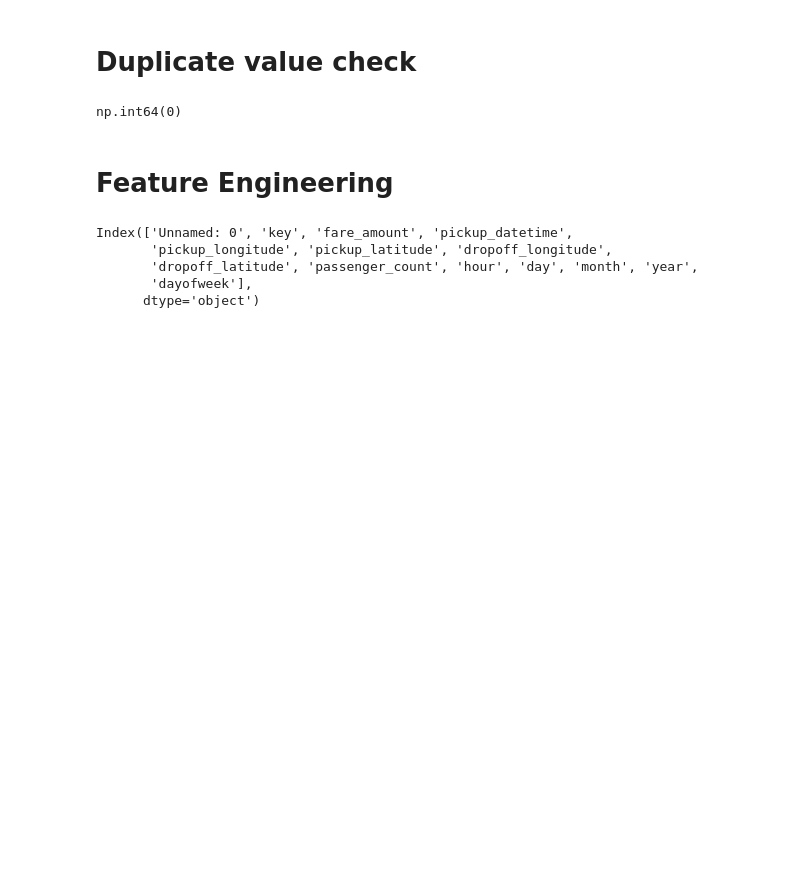
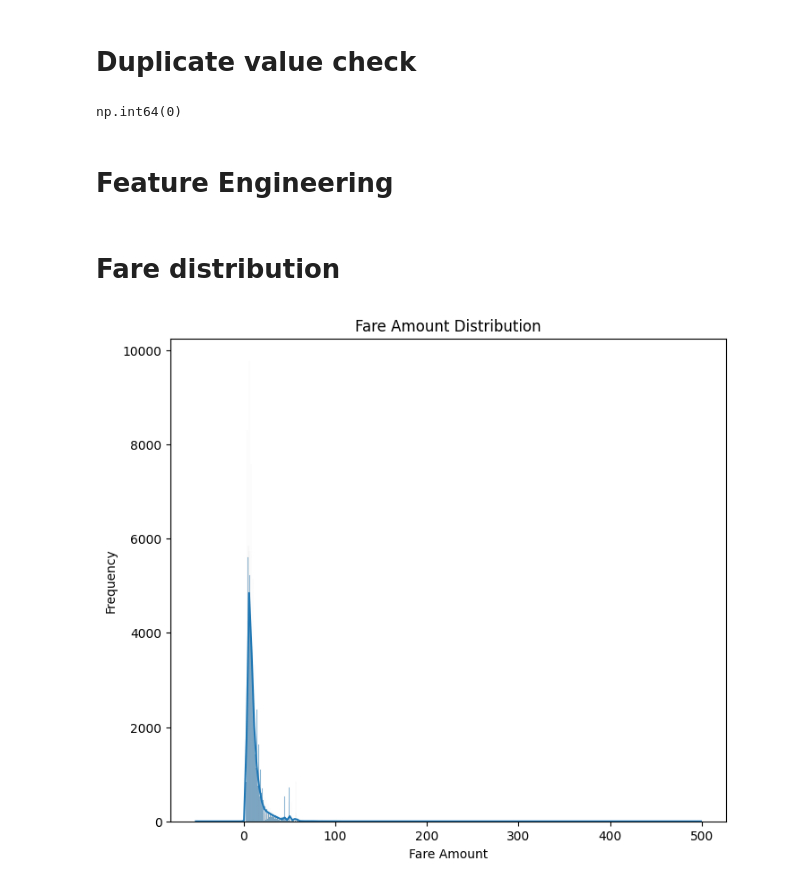
Before and after one commit to samifahim07/Ride-Fare-Estimation, a Jupyter notebook: uber_fare.ipynb, the cells around one changed output. Drawn from its saved outputs; the diff is of its cells as text; code cells hidden in the pictures; blank space fills up the shorter version.

```diff
--- a/uber_fare.ipynb
+++ b/uber_fare.ipynb
@@ -146,11 +146,17 @@ df['day'] = df['pickup_datetime'].dt.day
 df['month'] = df['pickup_datetime'].dt.month
 df['year'] = df['pickup_datetime'].dt.year
 df['dayofweek'] = df['pickup_datetime'].dt.dayofweek
-# %%
-df.columns
-# %% [output]
-Index(['Unnamed: 0', 'key', 'fare_amount', 'pickup_datetime',
-       'pickup_longitude', 'pickup_latitude', 'dropoff_longitude',
-       'dropoff_latitude', 'passenger_count', 'hour', 'day', 'month', 'year',
-       'dayofweek'],
-      dtype='object')
+# %% [markdown]
+# Fare distribution
+# %%
+plt.figure(figsize=(8,7))
+
+sns.histplot(df['fare_amount'], kde=True)
+
+plt.title('Fare Amount Distribution')
+plt.xlabel('Fare Amount')
+plt.ylabel('Frequency')
+
+plt.show()
+# %% [output]
+[figure, added]
```
